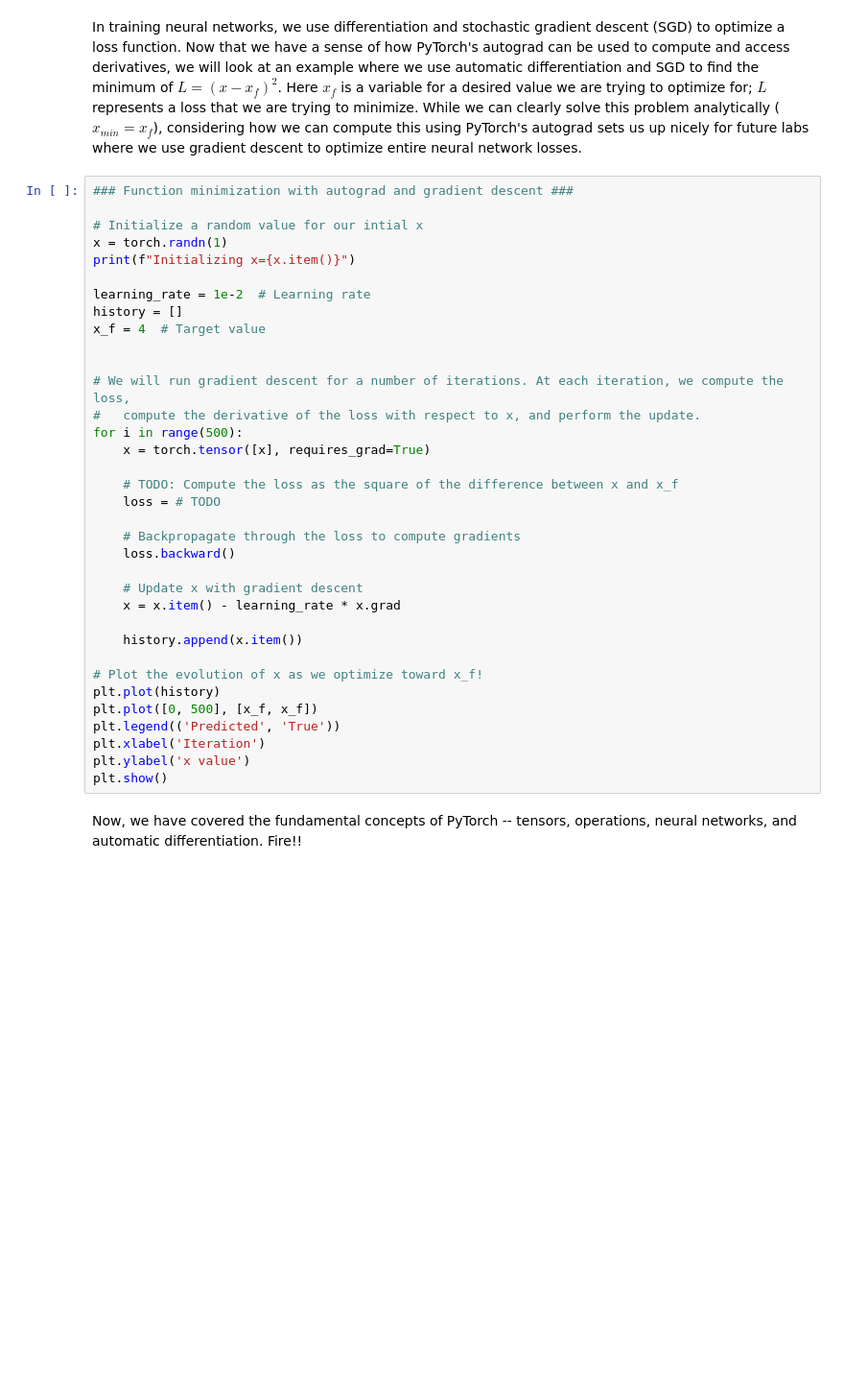
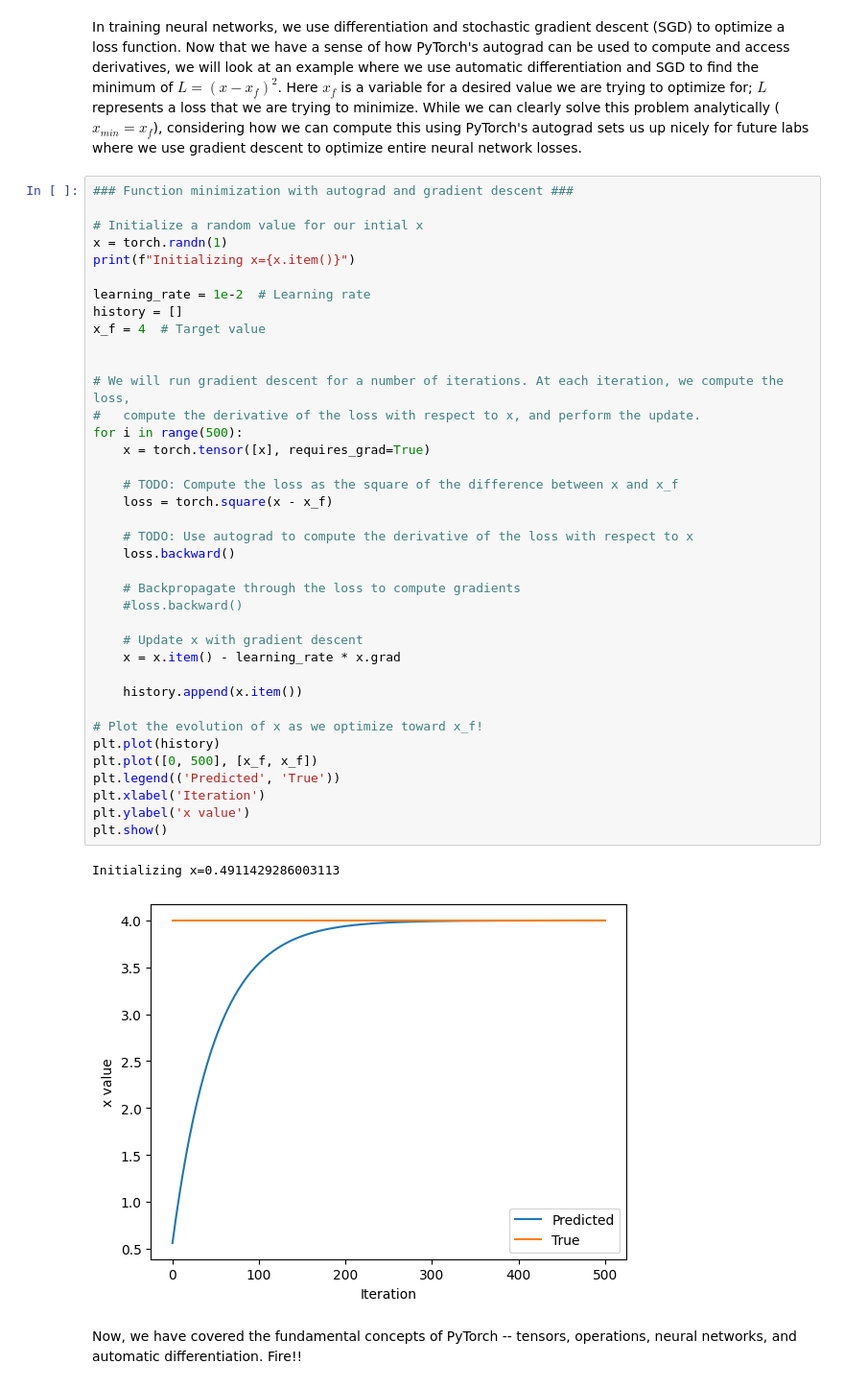
Before and after one commit to tharunmarella/MIT_deeplearning, a Jupyter notebook: lab1/PT_Part1_Intro.ipynb, the cells around one changed output. Shown at 96% size. Cells and saved outputs as stored; diff of their text form; blank space fills up the shorter version.

```diff
--- a/lab1/PT_Part1_Intro.ipynb
+++ b/lab1/PT_Part1_Intro.ipynb
@@ -322,34 +349,40 @@ In training neural networks, we use differentiation and stochastic gradient desc
 # Initialize a random value for our intial x
 x = torch.randn(1)
 print(f"Initializing x={x.item()}")
 
 learning_rate = 1e-2  # Learning rate
 history = []
 x_f = 4  # Target value
 
 
 # We will run gradient descent for a number of iterations. At each iteration, we compute the loss,
 #   compute the derivative of the loss with respect to x, and perform the update.
 for i in range(500):
     x = torch.tensor([x], requires_grad=True)
 
     # TODO: Compute the loss as the square of the difference between x and x_f
-    loss = # TODO
+    loss = torch.square(x - x_f)
+
+    # TODO: Use autograd to compute the derivative of the loss with respect to x
+    loss.backward()
 
     # Backpropagate through the loss to compute gradients
-    loss.backward()
+    #loss.backward()
 
     # Update x with gradient descent
     x = x.item() - learning_rate * x.grad
 
     history.append(x.item())
 
 # Plot the evolution of x as we optimize toward x_f!
 plt.plot(history)
 plt.plot([0, 500], [x_f, x_f])
 plt.legend(('Predicted', 'True'))
 plt.xlabel('Iteration')
 plt.ylabel('x value')
 plt.show()
+# %% [output]
+Initializing x=0.4911429286003113
+[figure, added]
 # %% [markdown]
 Now, we have covered the fundamental concepts of PyTorch -- tensors, operations, neural networks, and automatic differentiation. Fire!!
```
Also changed, not shown: parts of 9 cells of this notebook.
